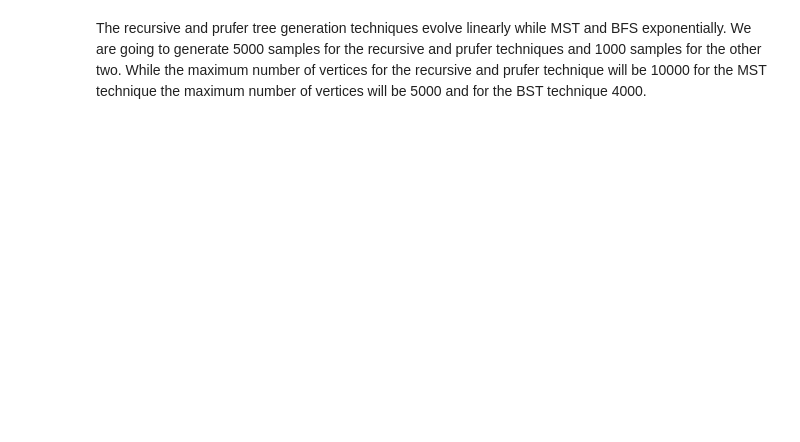
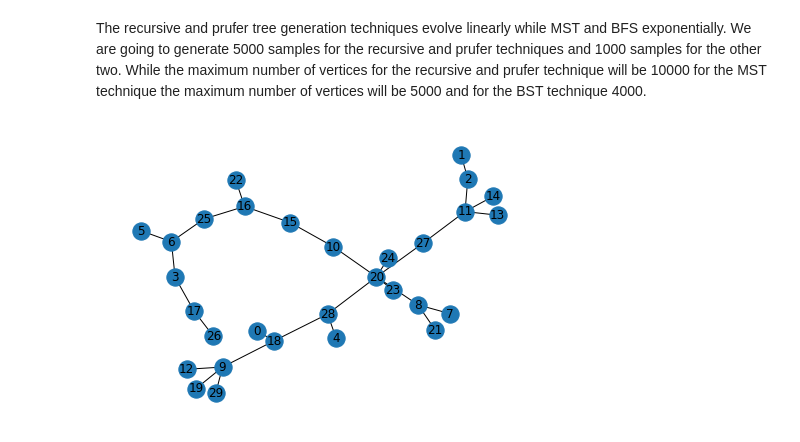
Before and after one commit to mendoza95/b_chromatic_colouring, a Jupyter notebook: b_chromatic_test.ipynb, the cells around one changed output. Cells and saved outputs as stored; diff of their text form; code cells hidden in the pictures; blank space fills up the shorter version.

```diff
--- a/b_chromatic_test.ipynb
+++ b/b_chromatic_test.ipynb
@@ -189,3 +189,13 @@ with open("saving_trees_1.trees", "a") as f:
 with open("saving_trees_1.trees", "r") as f:
     for n in n_vertices_list1:
         for i in range (1000):
+# %%
+n = 30
+G1 = nx.random_tree(n)
+G2 = random_mst_tree(n)
+G3 = random_recursive_tree(n)
+G4 = random_bfs_tree(n)
+# %%
+nx.draw(G1, with_labels=True)
+# %% [output]
+[figure, added]
```
Also changed, not shown: parts of 12 cells of this notebook, 2 other files.
